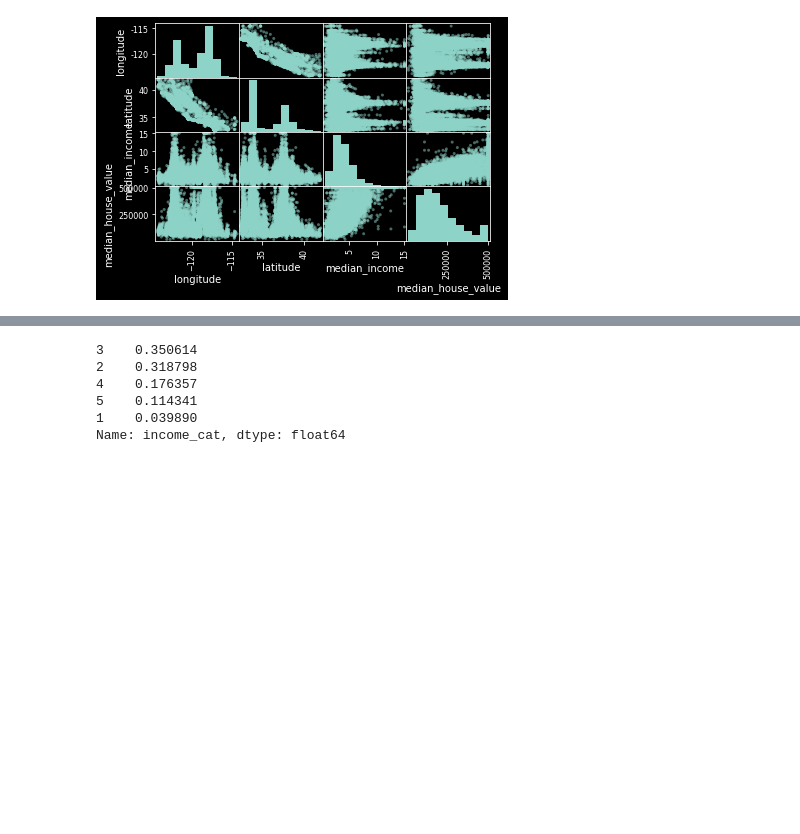
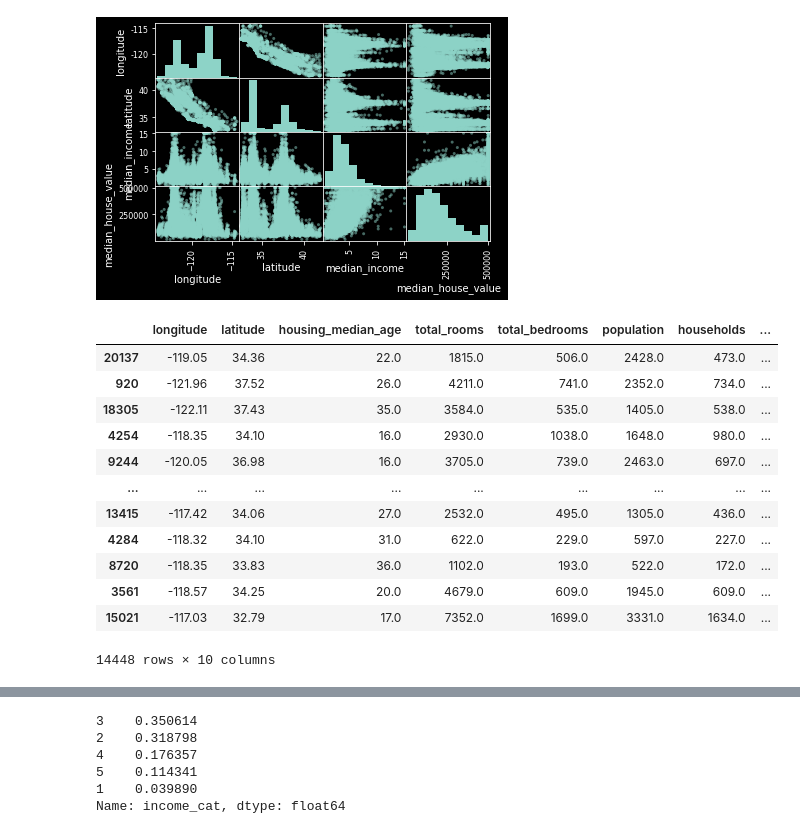
Before and after one commit to SubhoBasak/Learning_DataScience, a Jupyter notebook: Regression/Housing.ipynb, the cells around one changed output, grey strips where cells are left out. Saved outputs shown, nothing was run; the diff lists cells and outputs as text; code cells hidden in the pictures; blank space fills up the shorter version.

```diff
--- a/Regression/Housing.ipynb
+++ b/Regression/Housing.ipynb
@@ -241,3 +241,19 @@ spliter = StratifiedShuffleSplit(n_splits = 1, test_size = 0.3, random_state = 3
 for train_index, test_index in spliter.split(housing, housing['income_cat']):
     strat_train_set = housing.loc[train_index]
     strat_test_set = housing.loc[test_index]
+# %%
+strat_train_set
+# %% [output]
+|  | longitude | latitude | housing_median_age | total_rooms | total_bedrooms | population | households | ... |
+| 20137 | -119.05 | 34.36 | 22.0 | 1815.0 | 506.0 | 2428.0 | 473.0 | ... |
+| 920 | -121.96 | 37.52 | 26.0 | 4211.0 | 741.0 | 2352.0 | 734.0 | ... |
+| 18305 | -122.11 | 37.43 | 35.0 | 3584.0 | 535.0 | 1405.0 | 538.0 | ... |
+| 4254 | -118.35 | 34.10 | 16.0 | 2930.0 | 1038.0 | 1648.0 | 980.0 | ... |
+| 9244 | -120.05 | 36.98 | 16.0 | 3705.0 | 739.0 | 2463.0 | 697.0 | ... |
+| ... | ... | ... | ... | ... | ... | ... | ... | ... |
+| 13415 | -117.42 | 34.06 | 27.0 | 2532.0 | 495.0 | 1305.0 | 436.0 | ... |
+| 4284 | -118.32 | 34.10 | 31.0 | 622.0 | 229.0 | 597.0 | 227.0 | ... |
+| 8720 | -118.35 | 33.83 | 36.0 | 1102.0 | 193.0 | 522.0 | 172.0 | ... |
+| 3561 | -118.57 | 34.25 | 20.0 | 4679.0 | 609.0 | 1945.0 | 609.0 | ... |
+| 15021 | -117.03 | 32.79 | 17.0 | 7352.0 | 1699.0 | 3331.0 | 1634.0 | ... |
+14448 rows × 10 columns
```
Also changed, not shown: parts of 12 cells of this notebook, 1 other file.
